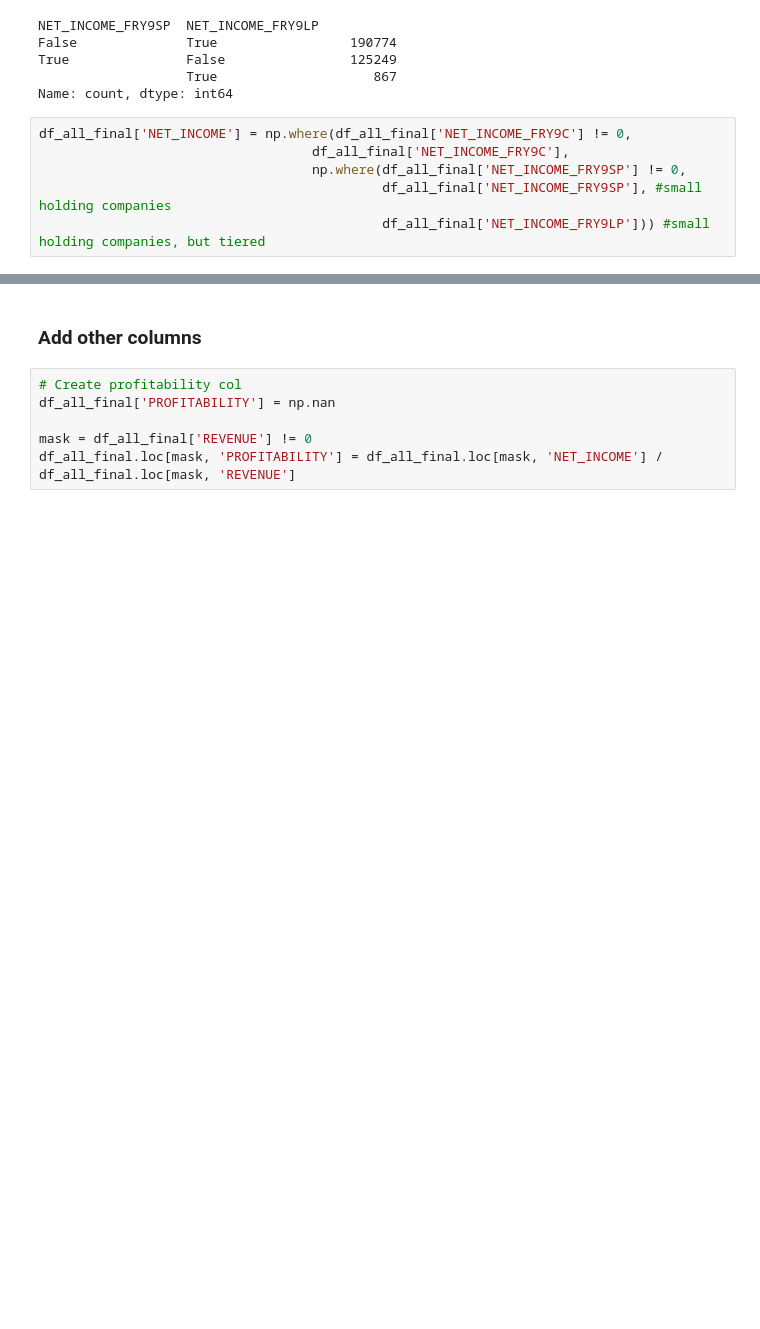
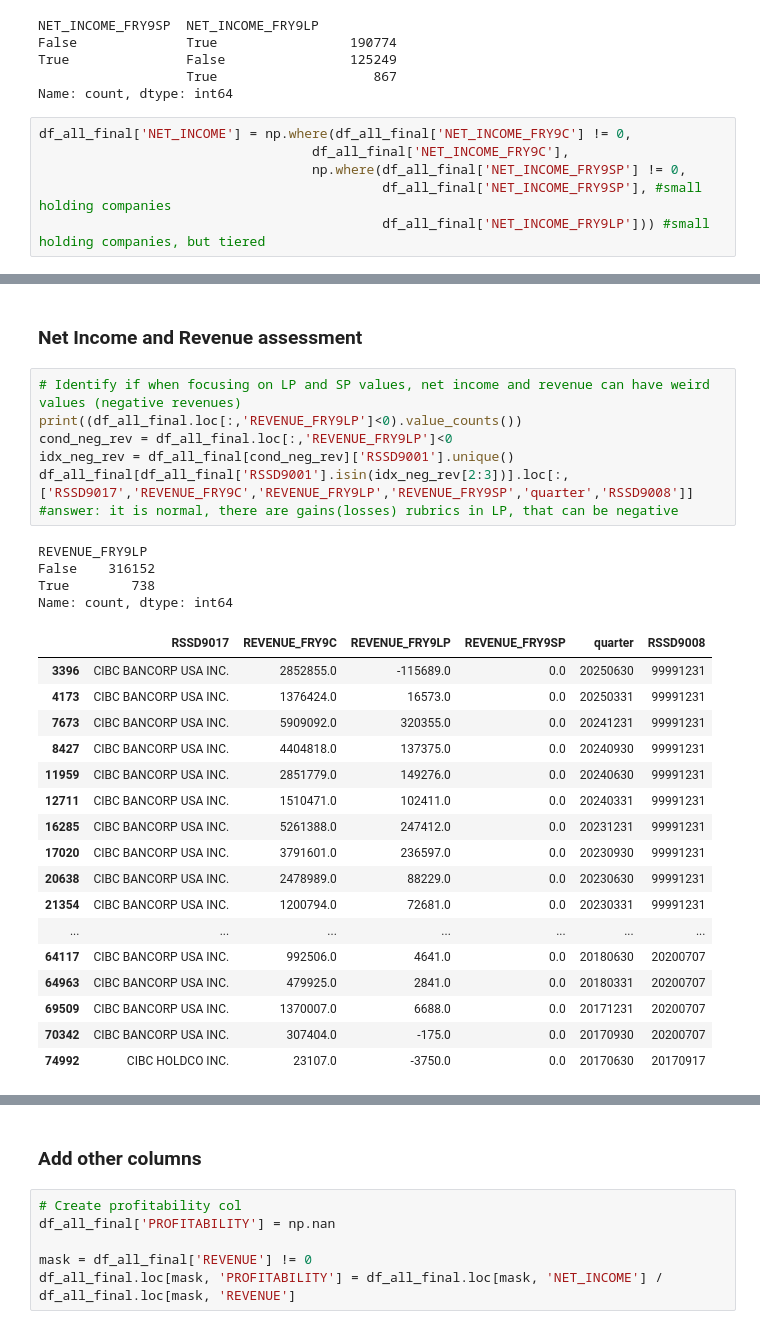
Before and after one commit to jmanacid1/DSE-Project, a Jupyter notebook: Data_Processing/notebooks/Dynamics of finance.ipynb, the cells around one changed output, grey strips where cells are left out. Drawn from its saved outputs; the diff is of its cells as text; blank space fills up the shorter version.

```diff
--- a/Data_Processing/notebooks/Dynamics of finance.ipynb
+++ b/Data_Processing/notebooks/Dynamics of finance.ipynb
@@ -339,0 +431,31 @@ df_all_final['NET_INCOME'] = np.where(df_all_final['NET_INCOME_FRY9C'] != 0,
+# %% [markdown]
+### Net Income and Revenue assessment
+# %%
+# Identify if when focusing on LP and SP values, net income and revenue can have weird values (negative revenues)
+print((df_all_final.loc[:,'REVENUE_FRY9LP']<0).value_counts())
+cond_neg_rev = df_all_final.loc[:,'REVENUE_FRY9LP']<0
+idx_neg_rev = df_all_final[cond_neg_rev]['RSSD9001'].unique()
+df_all_final[df_all_final['RSSD9001'].isin(idx_neg_rev[2:3])].loc[:,['RSSD9017','REVENUE_FRY9C','REVENUE_FRY9LP','REVENUE_FRY9SP','quarter','RSSD9008']]
+#answer: it is normal, there are gains(losses) rubrics in LP, that can be negative
+# %% [output]
+REVENUE_FRY9LP
+False    316152
+True        738
+Name: count, dtype: int64
+|  | RSSD9017 | REVENUE_FRY9C | REVENUE_FRY9LP | REVENUE_FRY9SP | quarter | RSSD9008 |
+| 3396 | CIBC BANCORP USA INC. | 2852855.0 | -115689.0 | 0.0 | 20250630 | 99991231 |
+| 4173 | CIBC BANCORP USA INC. | 1376424.0 | 16573.0 | 0.0 | 20250331 | 99991231 |
+| 7673 | CIBC BANCORP USA INC. | 5909092.0 | 320355.0 | 0.0 | 20241231 | 99991231 |
+| 8427 | CIBC BANCORP USA INC. | 4404818.0 | 137375.0 | 0.0 | 20240930 | 99991231 |
+| 11959 | CIBC BANCORP USA INC. | 2851779.0 | 149276.0 | 0.0 | 20240630 | 99991231 |
+| 12711 | CIBC BANCORP USA INC. | 1510471.0 | 102411.0 | 0.0 | 20240331 | 99991231 |
+| 16285 | CIBC BANCORP USA INC. | 5261388.0 | 247412.0 | 0.0 | 20231231 | 99991231 |
+| 17020 | CIBC BANCORP USA INC. | 3791601.0 | 236597.0 | 0.0 | 20230930 | 99991231 |
+| 20638 | CIBC BANCORP USA INC. | 2478989.0 | 88229.0 | 0.0 | 20230630 | 99991231 |
+| 21354 | CIBC BANCORP USA INC. | 1200794.0 | 72681.0 | 0.0 | 20230331 | 99991231 |
+| ... | ... | ... | ... | ... | ... | ... |
+| 64117 | CIBC BANCORP USA INC. | 992506.0 | 4641.0 | 0.0 | 20180630 | 20200707 |
+| 64963 | CIBC BANCORP USA INC. | 479925.0 | 2841.0 | 0.0 | 20180331 | 20200707 |
+| 69509 | CIBC BANCORP USA INC. | 1370007.0 | 6688.0 | 0.0 | 20171231 | 20200707 |
+| 70342 | CIBC BANCORP USA INC. | 307404.0 | -175.0 | 0.0 | 20170930 | 20200707 |
+| 74992 | CIBC HOLDCO INC. | 23107.0 | -3750.0 | 0.0 | 20170630 | 20170917 |
```
Also changed, not shown: parts of 33 cells of this notebook, 3 other files.
